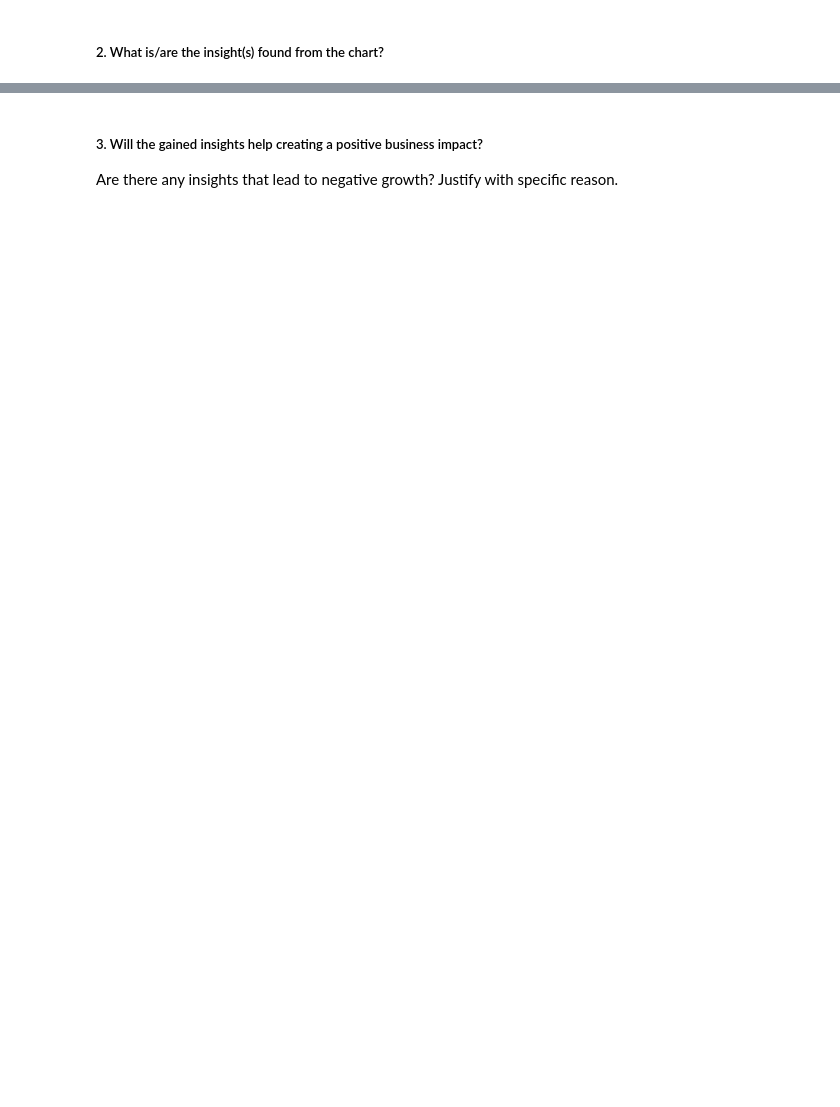
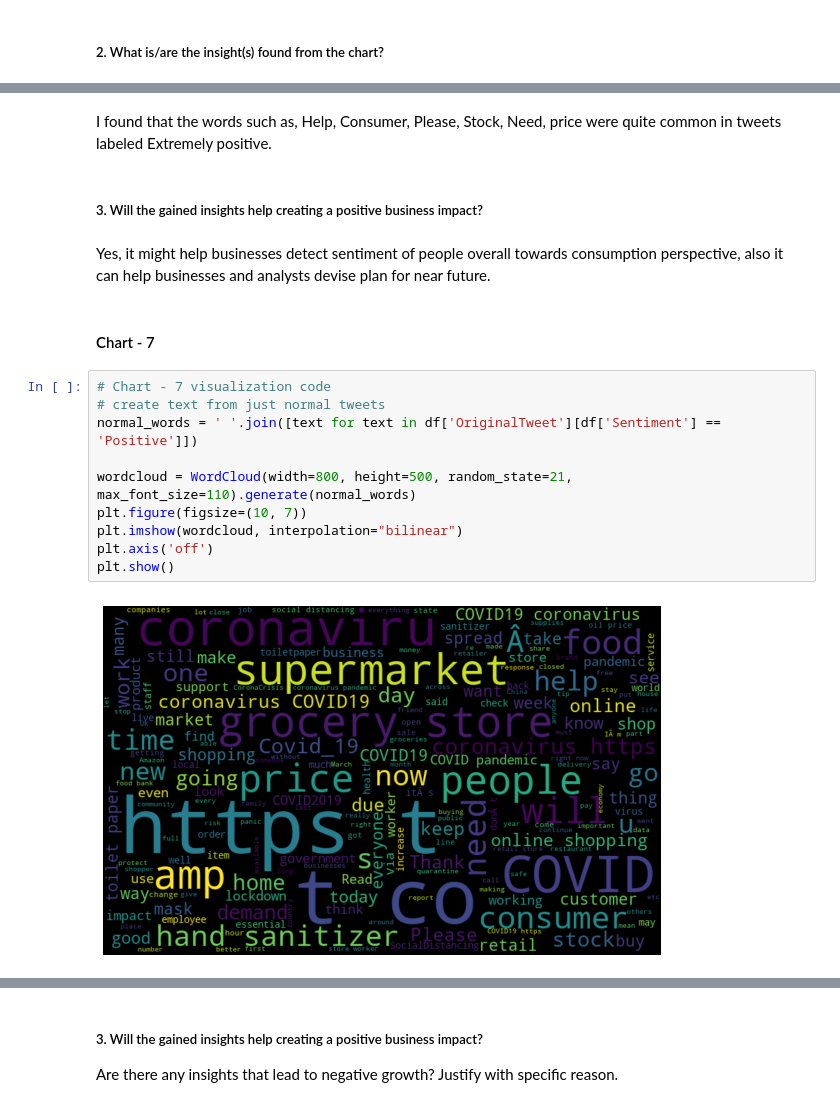
Before and after one commit to Bprs68/Corona-Virus-Tweet-Sentiment-Analysis, a Jupyter notebook: Coronavirus_Tweet_Sentiment_Analysis.ipynb, the cells around one changed output, grey strips where cells are left out. Cells and saved outputs as stored; diff of their text form; blank space fills up the shorter version.

```diff
--- a/Coronavirus_Tweet_Sentiment_Analysis.ipynb
+++ b/Coronavirus_Tweet_Sentiment_Analysis.ipynb
@@ -765,0 +801,20 @@ Answer Here
+# %% [markdown]
+I found that the words such as, Help, Consumer, Please, Stock, Need, price were quite common in tweets labeled Extremely positive.
+# %% [markdown]
+##### 3. Will the gained insights help creating a positive business impact?
+# %% [markdown]
+Yes, it might help businesses detect sentiment of people overall towards consumption perspective, also it can help businesses and analysts devise plan for near future.
+# %% [markdown]
+#### Chart - 7
+# %%
+# Chart - 7 visualization code
+# create text from just normal tweets
+normal_words = ' '.join([text for text in df['OriginalTweet'][df['Sentiment'] == 'Positive']])
+
+wordcloud = WordCloud(width=800, height=500, random_state=21, max_font_size=110).generate(normal_words)
+plt.figure(figsize=(10, 7))
+plt.imshow(wordcloud, interpolation="bilinear")
+plt.axis('off')
+plt.show()
+# %% [output]
+[figure, added]
```
Also changed, not shown: parts of 202 cells of this notebook.
